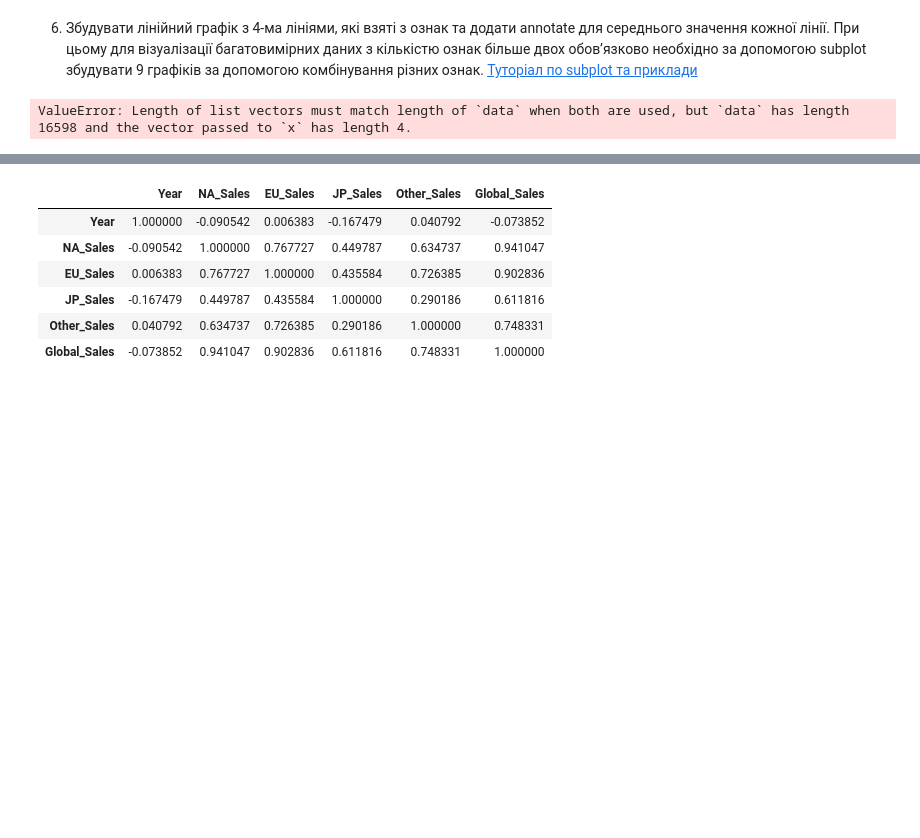
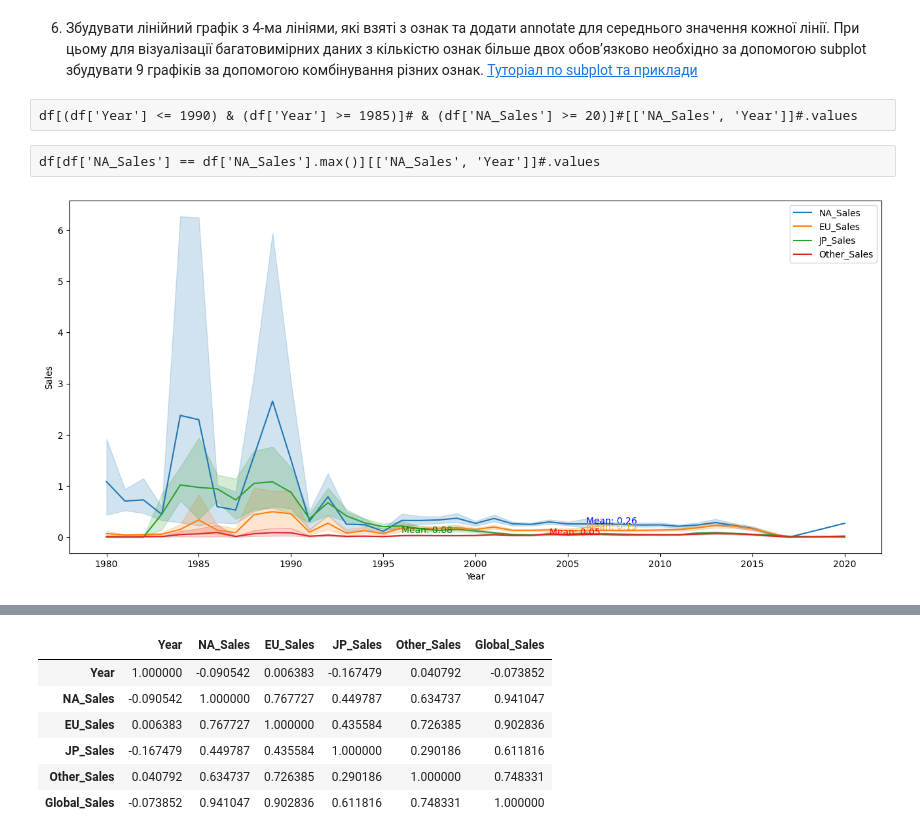
Before and after one commit to KlymentievMaksym/AD-labs, a Jupyter notebook: Coursework/Coursework.ipynb, the cells around one changed output, grey strips where cells are left out. Saved outputs shown, nothing was run; the diff lists cells and outputs as text; code cells hidden in the pictures; blank space fills up the shorter version.

```diff
--- a/Coursework/Coursework.ipynb
+++ b/Coursework/Coursework.ipynb
@@ -379,8 +370,41 @@ ax#.invert_yaxis()
 [figure]
 # %% [markdown]
 6. Збудувати лінійний графік з 4-ма лініями, які взяті з ознак та додати annotate для середнього  значення кожної лінії. При цьому для візуалізації багатовимірних даних з кількістю ознак  більше двох обов’язково необхідно за допомогою subplot збудувати 9 графіків за  допомогою комбінування різних ознак. [Туторіал по subplot та приклади](https://dev.to/thalesbruno/subplotting-with-matplotlib-and-seaborn-5ei8)
+# %% [raw]
+df[(df['Year'] <= 1990) & (df['Year'] >= 1985)]# & (df['NA_Sales'] >= 20)]#[['NA_Sales', 'Year']]#.values
+# %% [raw]
+df[df['NA_Sales'] == df['NA_Sales'].max()][['NA_Sales', 'Year']]#.values
 # %%
-sns.lineplot(df, x=['NA_Sales','EU_Sales','JP_Sales','Other_Sales'])
+plt.figure(figsize=(16, 7))
+# Створюємо графік з чотирма лініями
+
+x = df['Year']#.values
+y1 = df['NA_Sales']#.values
+y2 = df['EU_Sales']#.values
+y3 = df['JP_Sales']#.values
+y4 = df['Other_Sales']#.values
+colors = ['blue', 'orange', 'green', 'red']
+
+sns.lineplot(x=x, y=y1, label='NA_Sales')
+sns.lineplot(x=x, y=y2, label='EU_Sales')
+sns.lineplot(x=x, y=y3, label='JP_Sales')
+sns.lineplot(x=x, y=y4, label='Other_Sales')
+
+# Додаємо анотації для середнього значення кожної лінії
+for i, line in enumerate([y1, y2, y3, y4]):
+    mean_value = np.mean(line)
+    max_sales = df[line.name].max()
+    # print(max_sales)
+    # print(df[df[line.name] == max_sales]['Year'].values, mean_value)
+    plt.annotate(f'Mean: {mean_value:.2f}', xy=(df[df[line.name] == max_sales]['Year'].values, mean_value),color=colors[i])#, textcoords='offset points', xytext=(5, 0), ha='left')
+
+# Додаємо легенду та підписи до осей
+plt.legend()
+plt.xlabel('Year')
+plt.ylabel('Sales')
+
+# Відображаємо графік
+plt.show()
 # %% [output]
-ValueError: Length of list vectors must match length of `data` when both are used, but `data` has length 16598 and the vector passed to `x` has length 4.
+[figure, added]
 # %% [markdown]
```
Also changed, not shown: parts of 13 cells of this notebook.
